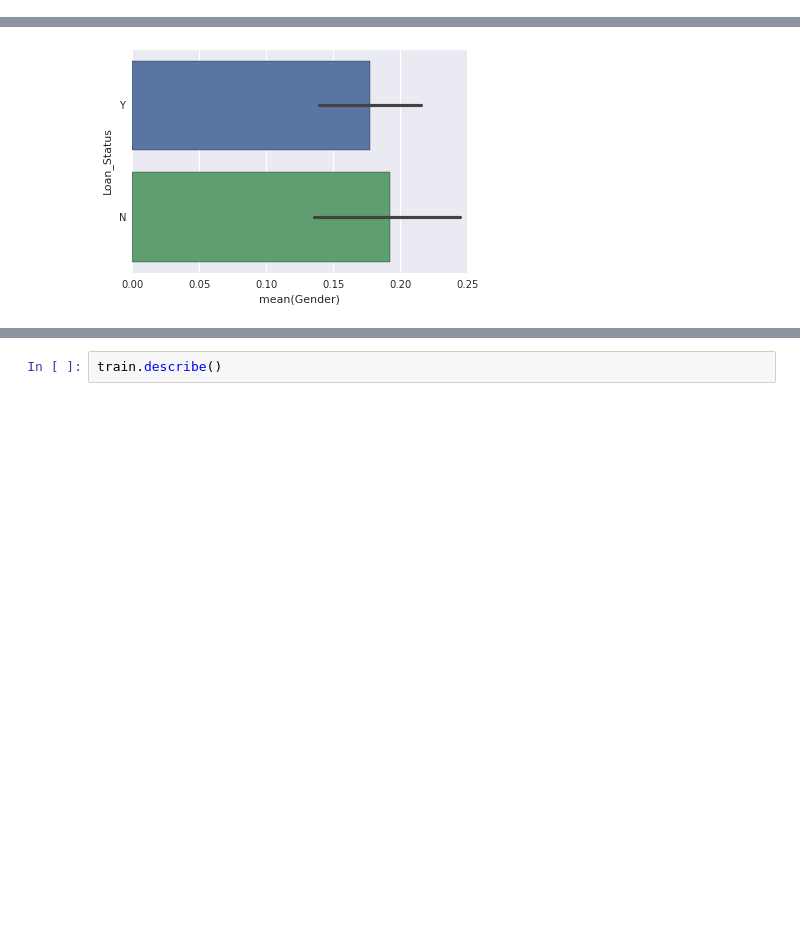
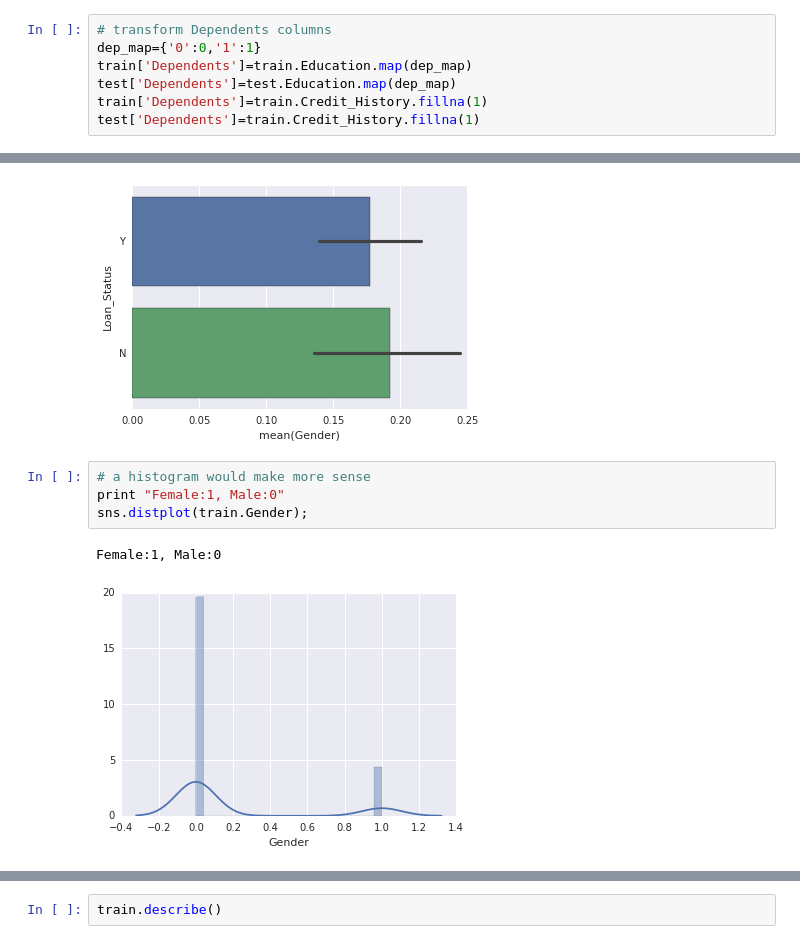
Before and after one commit to manprets/loan_prediction, a Jupyter notebook: loan_prediction.ipynb, the cells around one changed output, grey strips where cells are left out. Saved outputs shown, nothing was run; the diff lists cells and outputs as text; blank space fills up the shorter version.

```diff
--- a/loan_prediction.ipynb
+++ b/loan_prediction.ipynb
@@ -242,0 +310,7 @@ train.head()
+# %%
+# transform Dependents columns
+dep_map={'0':0,'1':1}
+train['Dependents']=train.Education.map(dep_map)
+test['Dependents']=test.Education.map(dep_map)
+train['Dependents']=train.Credit_History.fillna(1)
+test['Dependents']=train.Credit_History.fillna(1)
@@ -248,3 +351,10 @@ sns.barplot(x='Gender',y='Loan_Status',data=train)
 # %% [output]
 <matplotlib.axes.AxesSubplot at 0x...>
 [figure]
+# %%
+# a histogram would make more sense
+print "Female:1, Male:0"
+sns.distplot(train.Gender);
+# %% [output]
+Female:1, Male:0
+[figure, added]
```
Also changed, not shown: parts of 34 cells of this notebook.
